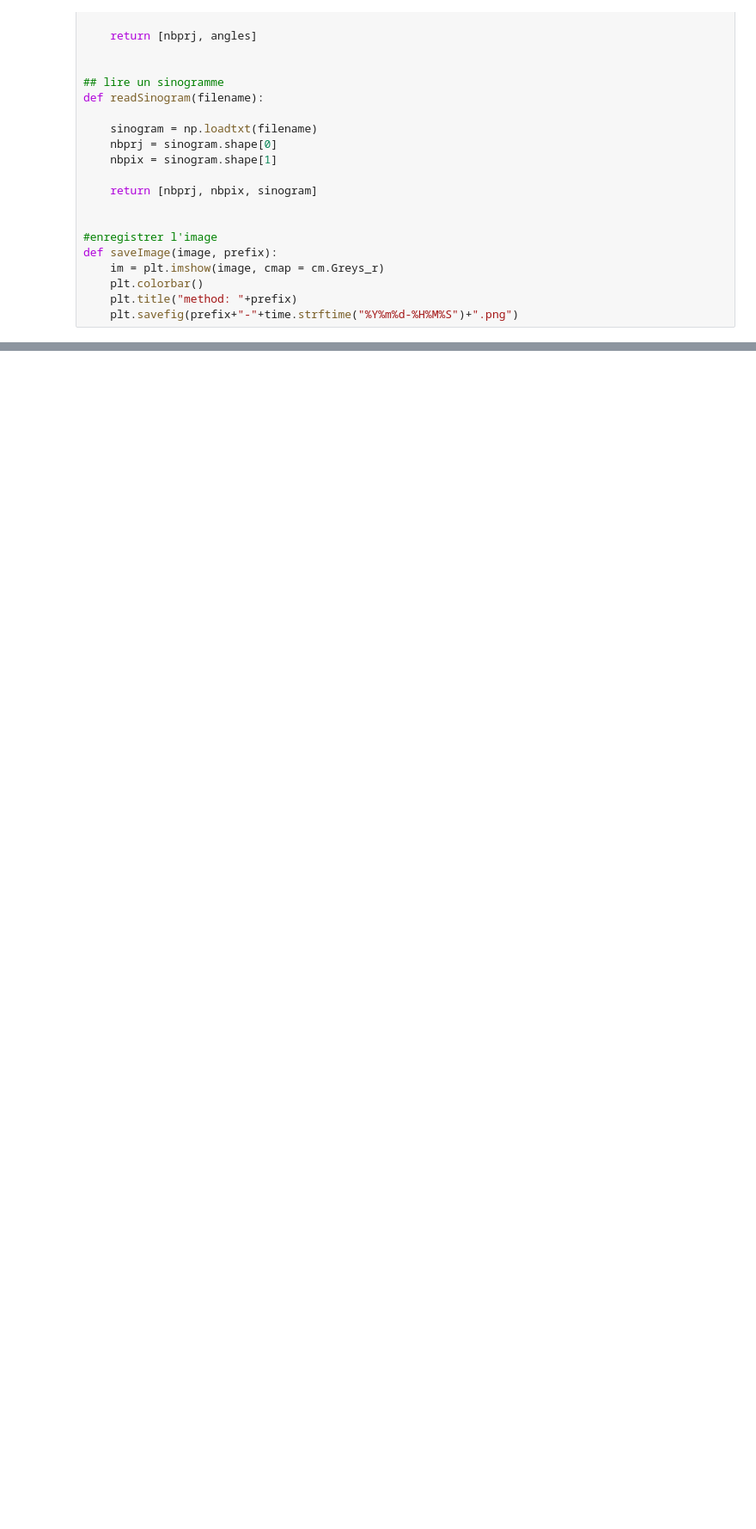
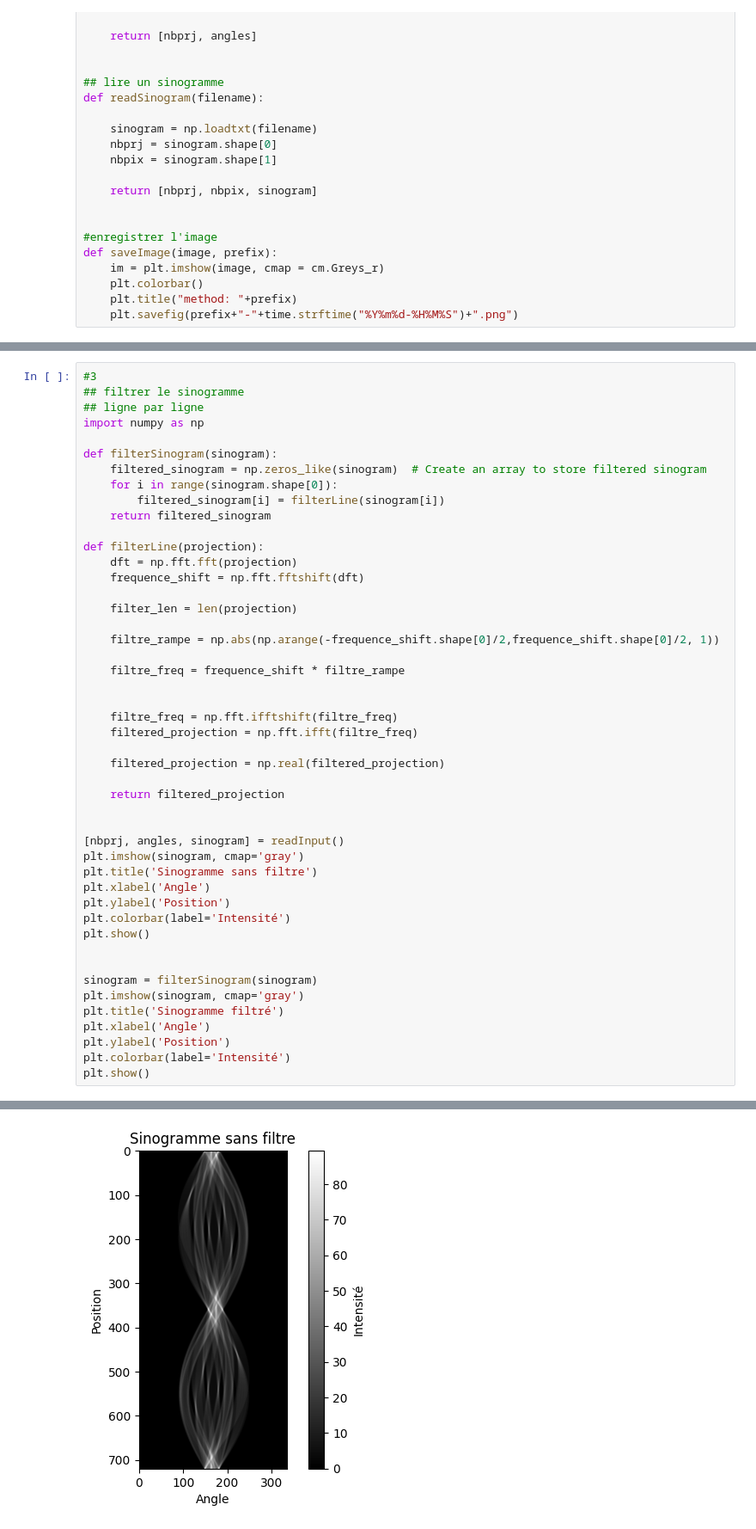
Before and after one commit to gamer39/Physique_numerique, a Jupyter notebook: TP4/TP4_AliceGroleau_GaelMercier_DanickBisson.ipynb, the cells around one changed output, grey strips where cells are left out. Shown at 86% size. Cells and saved outputs as stored; diff of their text form; blank space fills up the shorter version.

```diff
--- a/TP4/TP4_AliceGroleau_GaelMercier_DanickBisson.ipynb
+++ b/TP4/TP4_AliceGroleau_GaelMercier_DanickBisson.ipynb
@@ -152,0 +144,48 @@ working on image column: 192/192
+# %%
+#3
+## filtrer le sinogramme
+## ligne par ligne
+import numpy as np
+
+def filterSinogram(sinogram):
+    filtered_sinogram = np.zeros_like(sinogram)  # Create an array to store filtered sinogram
+    for i in range(sinogram.shape[0]):
+        filtered_sinogram[i] = filterLine(sinogram[i])
+    return filtered_sinogram
+
+def filterLine(projection):
+    dft = np.fft.fft(projection)
+    frequence_shift = np.fft.fftshift(dft)
+
+    filter_len = len(projection)
+
+    filtre_rampe = np.abs(np.arange(-frequence_shift.shape[0]/2,frequence_shift.shape[0]/2, 1))
+
+    filtre_freq = frequence_shift * filtre_rampe
+
+
+    filtre_freq = np.fft.ifftshift(filtre_freq)
+    filtered_projection = np.fft.ifft(filtre_freq)
+
+    filtered_projection = np.real(filtered_projection)
+
+    return filtered_projection
+
+
+[nbprj, angles, sinogram] = readInput()
+plt.imshow(sinogram, cmap='gray')
+plt.title('Sinogramme sans filtre')
+plt.xlabel('Angle')
+plt.ylabel('Position')
+plt.colorbar(label='Intensité')
+plt.show()
+
+
+sinogram = filterSinogram(sinogram)
+plt.imshow(sinogram, cmap='gray')
+plt.title('Sinogramme filtré')
+plt.xlabel('Angle')
+plt.ylabel('Position')
+plt.colorbar(label='Intensité')
+plt.show()
+# %% [output]
@@ -152,0 +193 @@ working on image column: 192/192
+[figure, added]
```
Also changed, not shown: parts of 5 cells of this notebook, 6 other files.
